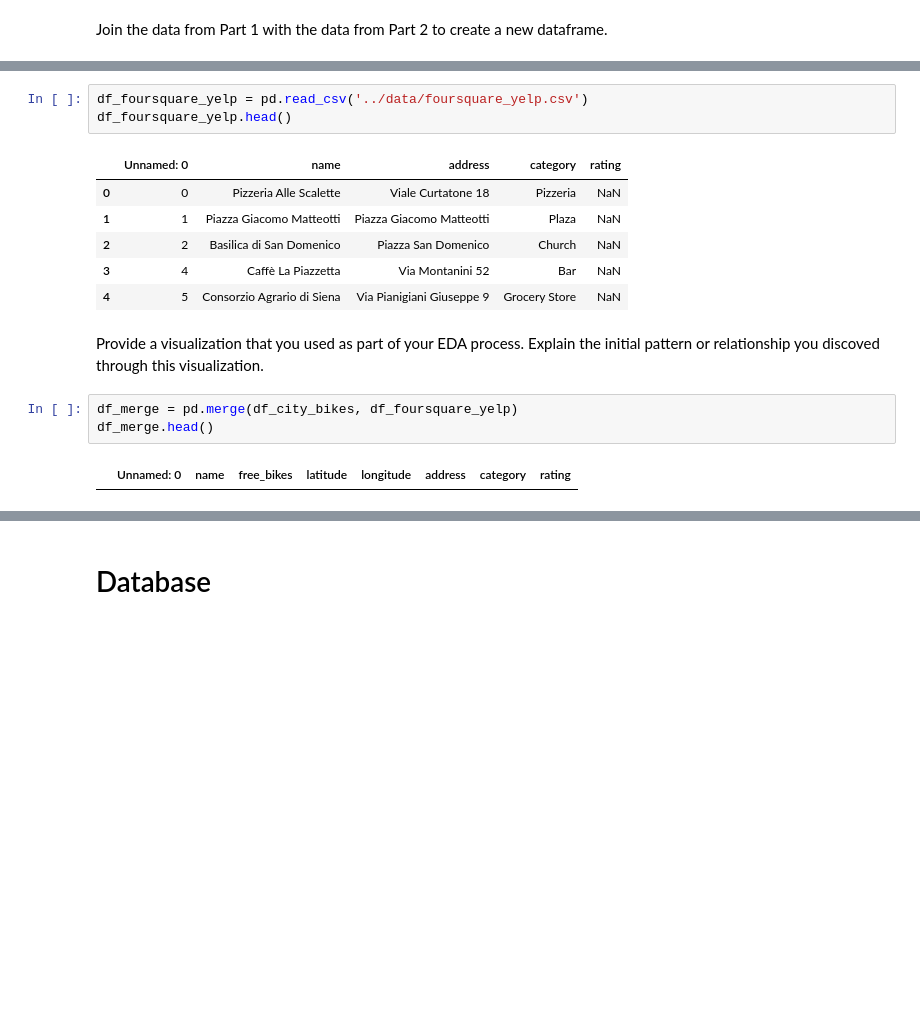
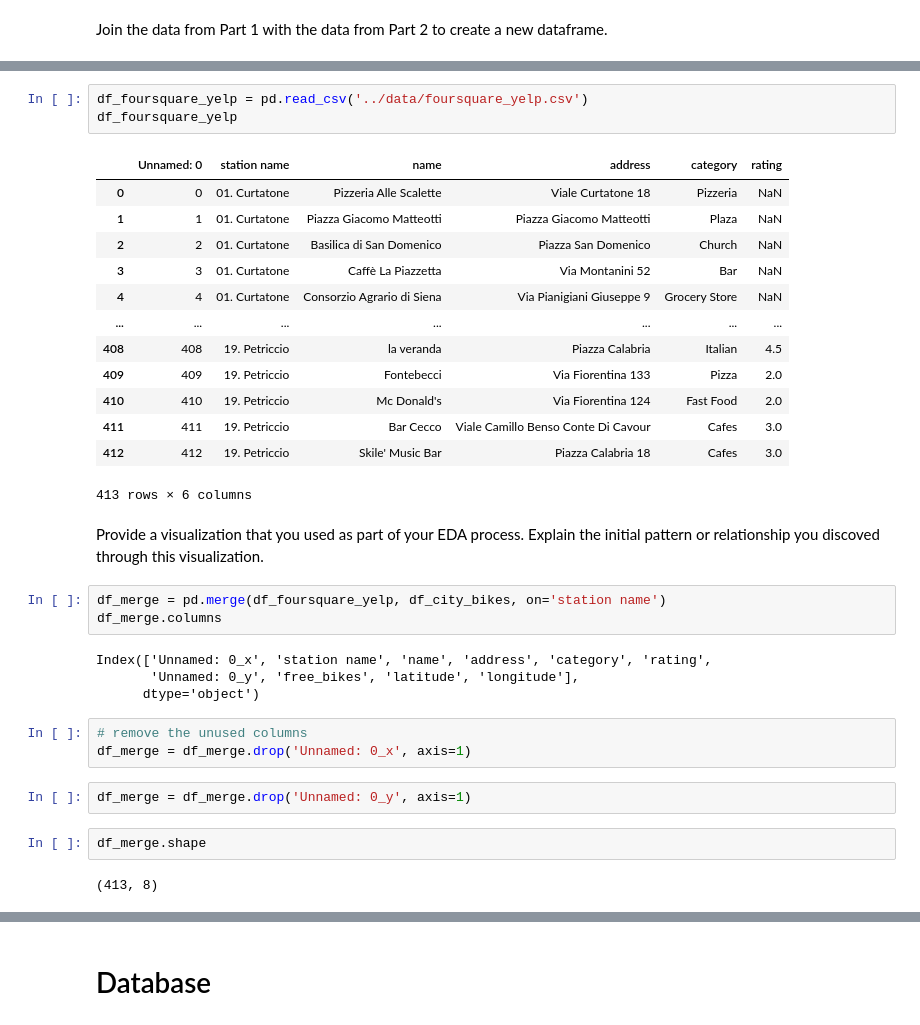
Before and after one commit to thonglamhai/statistical_modelling, a Jupyter notebook: notebooks/joining_data.ipynb, the cells around one changed output, grey strips where cells are left out. Cells and saved outputs as stored; diff of their text form; blank space fills up the shorter version.

```diff
--- a/notebooks/joining_data.ipynb
+++ b/notebooks/joining_data.ipynb
@@ -25,18 +26,36 @@ df_city_bikes
 | 18 | 18 | 19. Petriccio | 0 | 43.334640 | 11.304803 |
 # %%
 df_foursquare_yelp = pd.read_csv('../data/foursquare_yelp.csv')
-df_foursquare_yelp.head()
+df_foursquare_yelp
 # %% [output]
-|  | Unnamed: 0 | name | address | category | rating |
-| 0 | 0 | Pizzeria Alle Scalette | Viale Curtatone 18 | Pizzeria | NaN |
-| 1 | 1 | Piazza Giacomo Matteotti | Piazza Giacomo Matteotti | Plaza | NaN |
-| 2 | 2 | Basilica di San Domenico | Piazza San Domenico | Church | NaN |
-| 3 | 4 | Caffè La Piazzetta | Via Montanini 52 | Bar | NaN |
-| 4 | 5 | Consorzio Agrario di Siena | Via Pianigiani Giuseppe 9 | Grocery Store | NaN |
+|  | Unnamed: 0 | station name | name | address | category | rating |
+| 0 | 0 | 01. Curtatone | Pizzeria Alle Scalette | Viale Curtatone 18 | Pizzeria | NaN |
+| 1 | 1 | 01. Curtatone | Piazza Giacomo Matteotti | Piazza Giacomo Matteotti | Plaza | NaN |
+| 2 | 2 | 01. Curtatone | Basilica di San Domenico | Piazza San Domenico | Church | NaN |
+| 3 | 3 | 01. Curtatone | Caffè La Piazzetta | Via Montanini 52 | Bar | NaN |
+| 4 | 4 | 01. Curtatone | Consorzio Agrario di Siena | Via Pianigiani Giuseppe 9 | Grocery Store | NaN |
+| ... | ... | ... | ... | ... | ... | ... |
+| 408 | 408 | 19. Petriccio | la veranda | Piazza Calabria | Italian | 4.5 |
+| 409 | 409 | 19. Petriccio | Fontebecci | Via Fiorentina 133 | Pizza | 2.0 |
+| 410 | 410 | 19. Petriccio | Mc Donald's | Via Fiorentina 124 | Fast Food | 2.0 |
+| 411 | 411 | 19. Petriccio | Bar Cecco | Viale Camillo Benso Conte Di Cavour | Cafes | 3.0 |
+| 412 | 412 | 19. Petriccio | Skile' Music Bar | Piazza Calabria 18 | Cafes | 3.0 |
+413 rows × 6 columns
 # %% [markdown]
 Provide a visualization that you used as part of your EDA process. Explain the initial pattern or relationship you discoved through this visualization.
 # %%
-df_merge = pd.merge(df_city_bikes, df_foursquare_yelp)
-df_merge.head()
+df_merge = pd.merge(df_foursquare_yelp, df_city_bikes, on='station name')
+df_merge.columns
 # %% [output]
-|  | Unnamed: 0 | name | free_bikes | latitude | longitude | address | category | rating |
+Index(['Unnamed: 0_x', 'station name', 'name', 'address', 'category', 'rating',
+       'Unnamed: 0_y', 'free_bikes', 'latitude', 'longitude'],
+      dtype='object')
+# %%
+# remove the unused columns
+df_merge = df_merge.drop('Unnamed: 0_x', axis=1)
+# %%
+df_merge = df_merge.drop('Unnamed: 0_y', axis=1)
+# %%
+df_merge.shape
+# %% [output]
+(413, 8)
```
Also changed, not shown: parts of 14 cells of this notebook, 1 other file.
